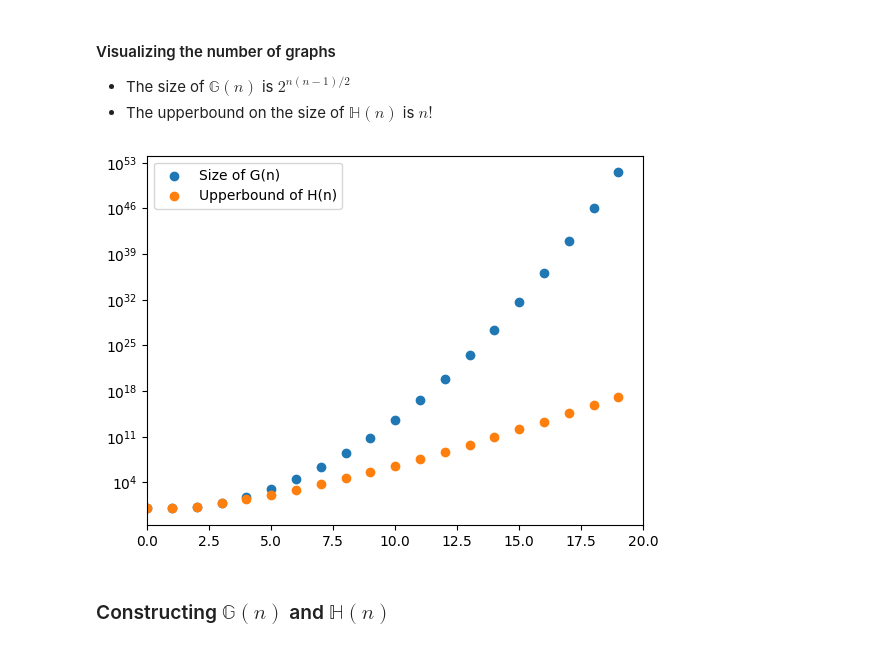
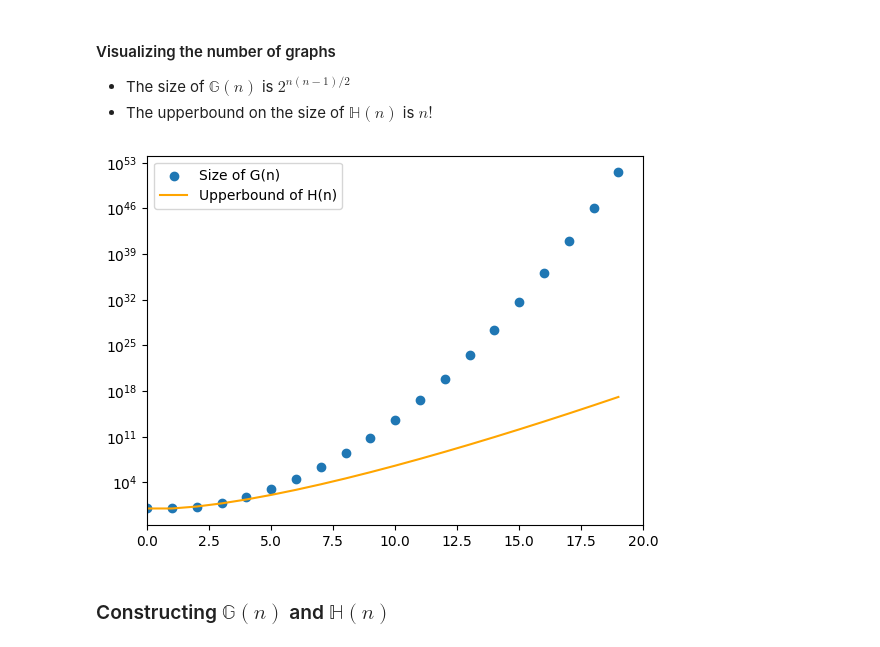
Before and after one commit to orwellian225/Code, a Jupyter notebook: classical/main.ipynb, the cells around one changed output. Drawn from its saved outputs; the diff is of its cells as text; code cells hidden in the pictures.

```diff
--- a/classical/main.ipynb
+++ b/classical/main.ipynb
@@ -246,18 +246,17 @@ i  Bitstring Bitint Edge-Sequence Edge-Count Connectivity-Sequence Connectivity-
 * The upperbound on the size of $\mathbb{H}(n)$ is $n!$
 # %%
 n = np.arange(20, dtype=np.int32)
-# size_G = np.power(np.array(n * (n - 1) / 2, dtype=np.int32), [2])
 size_G = 2 ** (n * (n - 1) / 2)
 size_H = scpp.factorial(n)
 
 plt.scatter(n, size_G, label='Size of G(n)')
-plt.scatter(n, size_H, label='Upperbound of H(n)')
+plt.plot(n, size_H, label='Upperbound of H(n)', c='orange')
 
 plt.legend(loc='upper left')
 plt.xlim(left=0, right=20)
 plt.yscale('log')
 # %% [output]
-[figure, old version]
+[figure, new version]
 # %% [markdown]
 ### Constructing $\mathbb{G}(n)$ and $\mathbb{H}(n)$
 # %%
```
Also changed, not shown: parts of 5 cells of this notebook.
